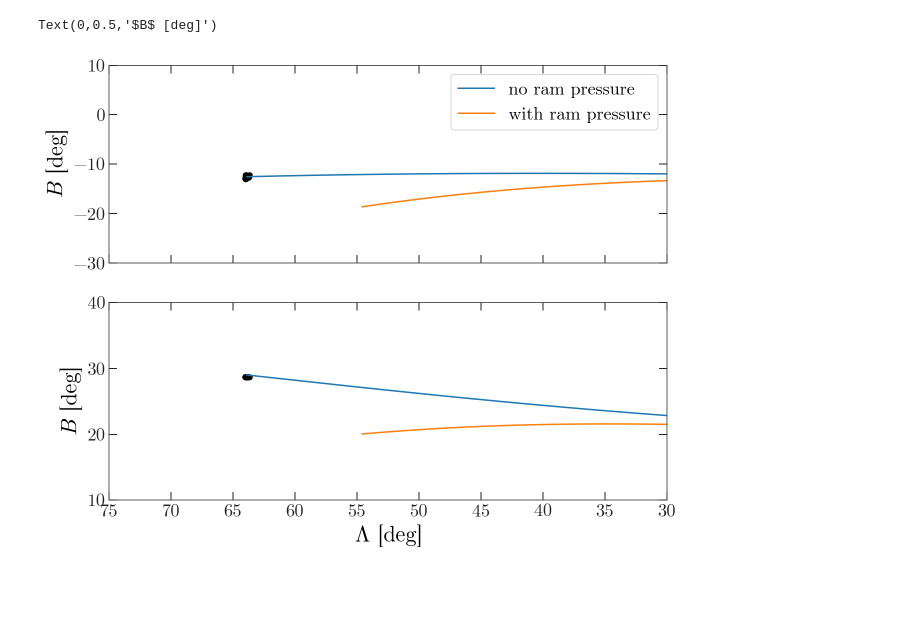
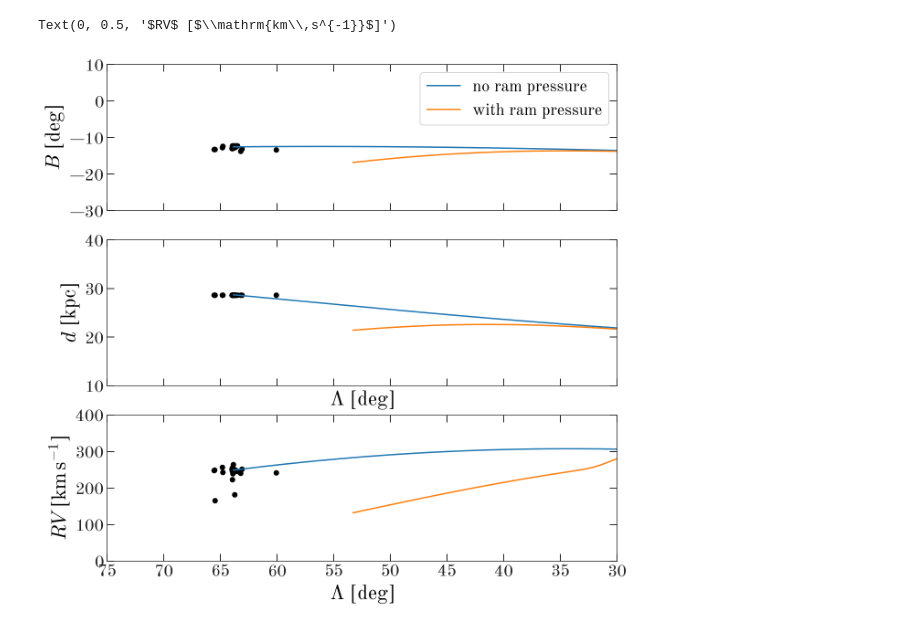
Before and after one commit to adrn/dr2-lmc-cluster, a Jupyter notebook: notebooks/Ram-pressure-orbit.ipynb, the cells around one changed output. Saved outputs shown, nothing was run; the diff lists cells and outputs as text; code cells hidden in the pictures; blank space fills up the shorter version.

```diff
--- a/notebooks/Ram-pressure-orbit.ipynb
+++ b/notebooks/Ram-pressure-orbit.ipynb
@@ -116,0 +82,3 @@ def F(t, w):
+# %%
+# for unit conversion
+_dens_fac = m_p.to_value(u.Msun) * (1/u.cm**3).to_value(1/u.kpc**3)
@@ -116,0 +124,4 @@ def F(t, w):
+# %%
+magic_factor_halo = 1.
+# magic_factor_disk = 0. # turn off the disk component
+magic_factor_disk = 0.5
@@ -117,6 +167,6 @@ def F(t, w):
 # %%
 integrator = gi.DOPRI853Integrator(F, func_units=galactic)
-orbit_drag = integrator.run(w0_zeq0, dt=0.1, t1=t_zeq0, t2=0)
+orbit_drag = integrator.run(w0_birth, dt=0.1, t1=-age, t2=0)
 # %%
 plt.plot(orbit_nodrag.t, orbit_nodrag.z)
 plt.plot(orbit_drag.t, orbit_drag.z)
@@ -130,3 +180,5 @@ Text(0,0.5,'$z$ [kpc]')
 # %%
-orbit_nodrag_c = orbit_nodrag.to_coord_frame(gc.MagellanicStreamNidever08, galactocentric_frame=galcen_frame)
-orbit_drag_c = orbit_drag.to_coord_frame(gc.MagellanicStreamNidever08, galactocentric_frame=galcen_frame)
+orbit_nodrag_c = orbit_nodrag.to_coord_frame(gc.MagellanicStreamNidever08,
+                                             galactocentric_frame=galcen_frame)
+orbit_drag_c = orbit_drag.to_coord_frame(gc.MagellanicStreamNidever08,
+                                         galactocentric_frame=galcen_frame)
@@ -133,34 +190,50 @@ orbit_drag_c = orbit_drag.to_coord_frame(gc.MagellanicStreamNidever08, galactoce
 # %%
-fig, axes = plt.subplots(2, 1, figsize=(10, 8),
+fig, axes = plt.subplots(3, 1, figsize=(10, 10),
                          sharex=True)
 
 ax = axes[0]
 mag_clump_c = clump_c.transform_to(gc.MagellanicStreamNidever08)
 ax.scatter(mag_clump_c.L.degree, mag_clump_c.B.degree, marker='o', color='k')
 
 ax.plot(orbit_nodrag_c.L.degree, orbit_nodrag_c.B.degree, marker='', label='no ram pressure')
 ax.plot(orbit_drag_c.L.degree, orbit_drag_c.B.degree, marker='', label='with ram pressure')
 
 ax.legend(loc='best', fontsize=18)
 
 ax.set_xlim(75, 30)
 ax.set_ylim(-30, 10)
 
 ax.set_ylabel(r'$B$ [deg]')
 
 # ---
 
 ax = axes[1]
 ax.scatter(mag_clump_c.L.degree, mag_clump_c.distance.value, marker='o', color='k')
 
 ax.plot(orbit_nodrag_c.L.degree, orbit_nodrag_c.distance.value, marker='')
 ax.plot(orbit_drag_c.L.degree, orbit_drag_c.distance.value, marker='')
 
 ax.set_xlim(75, 30)
 ax.set_ylim(10, 40)
 
 ax.set_xlabel(r'$\Lambda$ [deg]')
-ax.set_ylabel(r'$B$ [deg]')
+ax.set_ylabel(r'$d$ [kpc]')
+
+# ---
+
+ax = axes[2]
+ax.scatter(mag_clump_c.L.degree, mag_clump_c.radial_velocity.value, marker='o', color='k')
+
+ax.plot(orbit_nodrag_c.L.degree, orbit_nodrag_c.radial_velocity.value, marker='')
+ax.plot(orbit_drag_c.L.degree, orbit_drag_c.radial_velocity.value, marker='')
+
+ax.set_xlim(75, 30)
+ax.set_ylim(0, 400)
+
+ax.set_xlabel(r'$\Lambda$ [deg]')
+ax.set_ylabel(r'$RV$ [{:latex_inline}]'.format(u.km/u.s))
+
+# fig.savefig('../plots/with-gas-disk.png', dpi=250)
 # %% [output]
-Text(0,0.5,'$B$ [deg]')
+Text(0, 0.5, '$RV$ [$\\mathrm{km\\,s^{-1}}$]')
-[figure, old version]
+[figure, new version]
```
Also changed, not shown: parts of 24 cells of this notebook.
